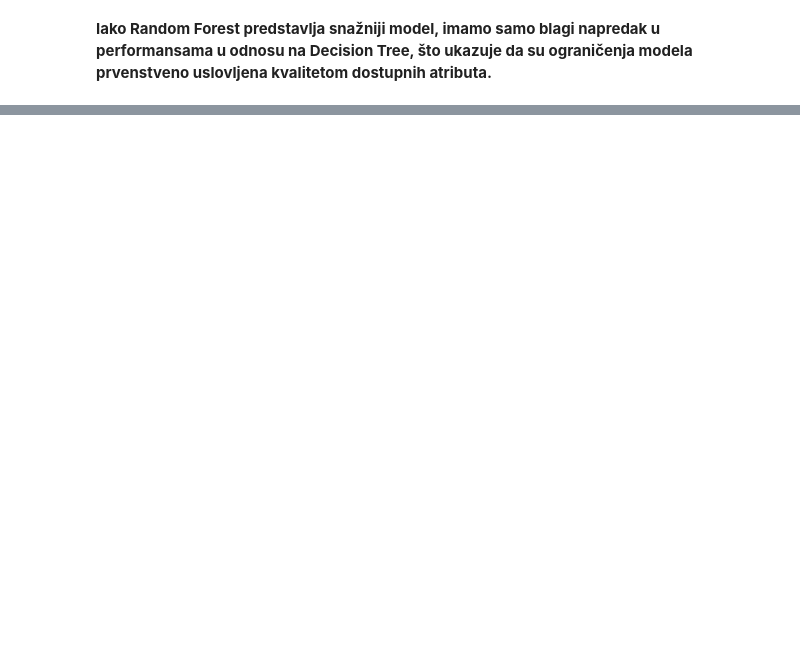
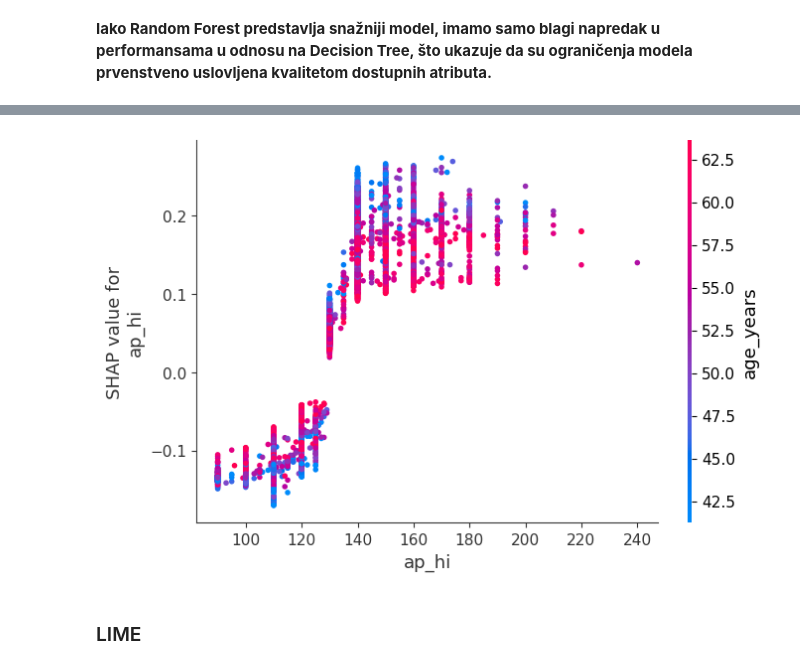
Before and after one commit to natalija529/cardiovascular, a Jupyter notebook: cardiovascular-disease.ipynb, the cells around one changed output, grey strips where cells are left out. Saved outputs shown, nothing was run; the diff lists cells and outputs as text; code cells hidden in the pictures; blank space fills up the shorter version.

```diff
--- a/cardiovascular-disease.ipynb
+++ b/cardiovascular-disease.ipynb
@@ -665,0 +786,10 @@ feature_importance_rf
+# %%
+shap.dependence_plot(
+    "ap_hi",
+    sv1,
+    X_test_shap
+)
+# %% [output]
+[figure, added]
+# %% [markdown]
+### LIME
```
Also changed, not shown: parts of 20 cells of this notebook.
